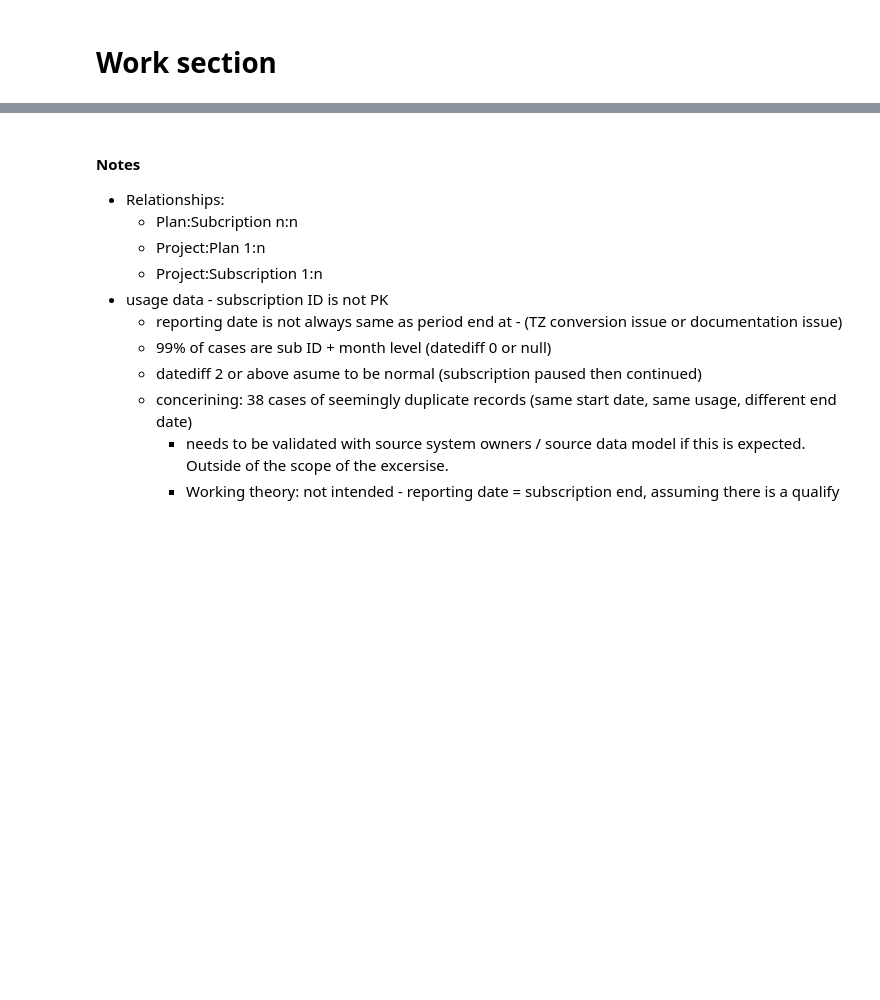
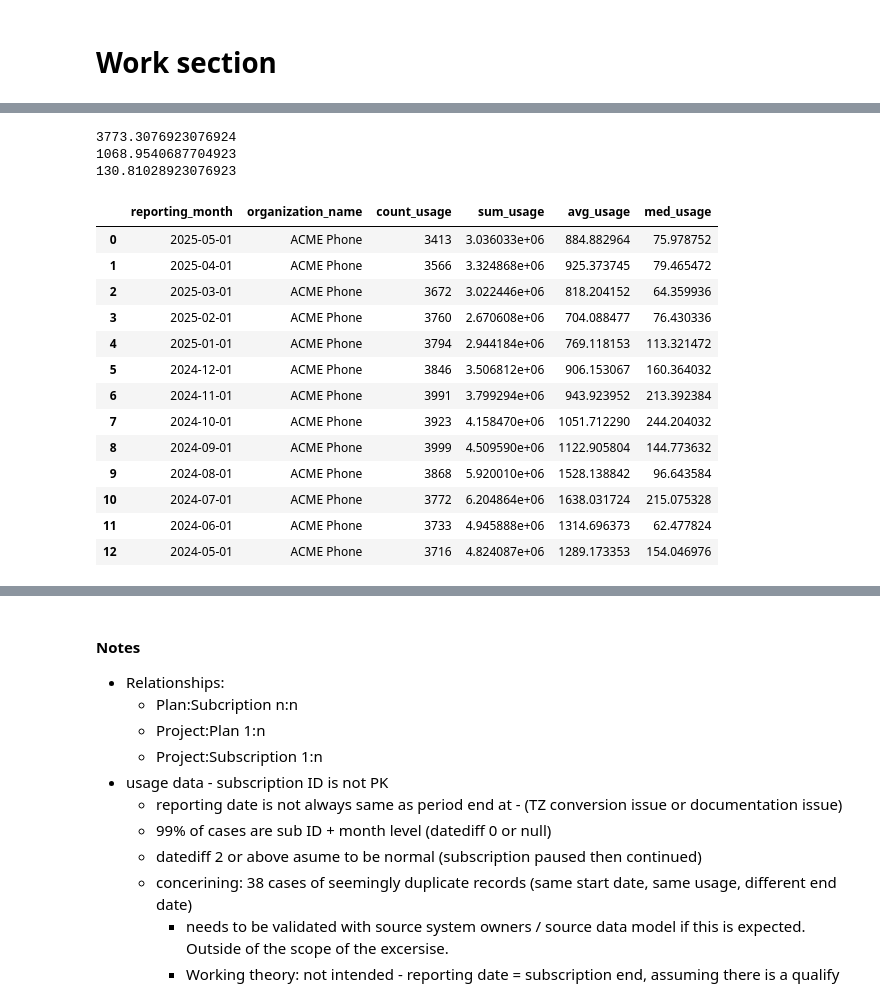
Before and after one commit to gigs-hiring/data-analyst-hiring, a Jupyter notebook: analysis.ipynb, the cells around one changed output, grey strips where cells are left out. Drawn from its saved outputs; the diff is of its cells as text; code cells hidden in the pictures; blank space fills up the shorter version.

```diff
--- a/analysis.ipynb
+++ b/analysis.ipynb
@@ -355,0 +461,25 @@ ModuleNotFoundError: No module named 'plotly'
+# %%
+print(df_scope['count_usage'].mean())
+print(df_scope['avg_usage'].mean())
+print(df_scope['med_usage'].mean())
+# %% [output]
+3773.3076923076924
+1068.9540687704923
+130.81028923076923
+# %%
+df_scope
+# %% [output]
+|  | reporting_month | organization_name | count_usage | sum_usage | avg_usage | med_usage |
+| 0 | 2025-05-01 | ACME Phone | 3413 | 3.036033e+06 | 884.882964 | 75.978752 |
+| 1 | 2025-04-01 | ACME Phone | 3566 | 3.324868e+06 | 925.373745 | 79.465472 |
+| 2 | 2025-03-01 | ACME Phone | 3672 | 3.022446e+06 | 818.204152 | 64.359936 |
+| 3 | 2025-02-01 | ACME Phone | 3760 | 2.670608e+06 | 704.088477 | 76.430336 |
+| 4 | 2025-01-01 | ACME Phone | 3794 | 2.944184e+06 | 769.118153 | 113.321472 |
+| 5 | 2024-12-01 | ACME Phone | 3846 | 3.506812e+06 | 906.153067 | 160.364032 |
+| 6 | 2024-11-01 | ACME Phone | 3991 | 3.799294e+06 | 943.923952 | 213.392384 |
+| 7 | 2024-10-01 | ACME Phone | 3923 | 4.158470e+06 | 1051.712290 | 244.204032 |
+| 8 | 2024-09-01 | ACME Phone | 3999 | 4.509590e+06 | 1122.905804 | 144.773632 |
+| 9 | 2024-08-01 | ACME Phone | 3868 | 5.920010e+06 | 1528.138842 | 96.643584 |
+| 10 | 2024-07-01 | ACME Phone | 3772 | 6.204864e+06 | 1638.031724 | 215.075328 |
+| 11 | 2024-06-01 | ACME Phone | 3733 | 4.945888e+06 | 1314.696373 | 62.477824 |
+| 12 | 2024-05-01 | ACME Phone | 3716 | 4.824087e+06 | 1289.173353 | 154.046976 |
```
Also changed, not shown: parts of 15 cells of this notebook, 2 other files.
